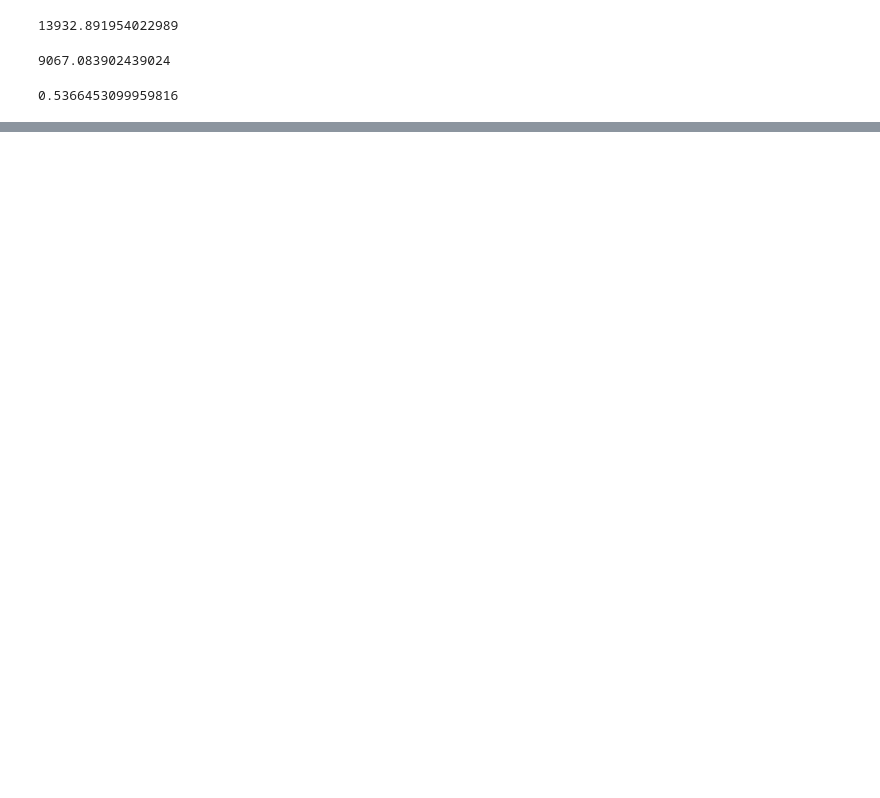
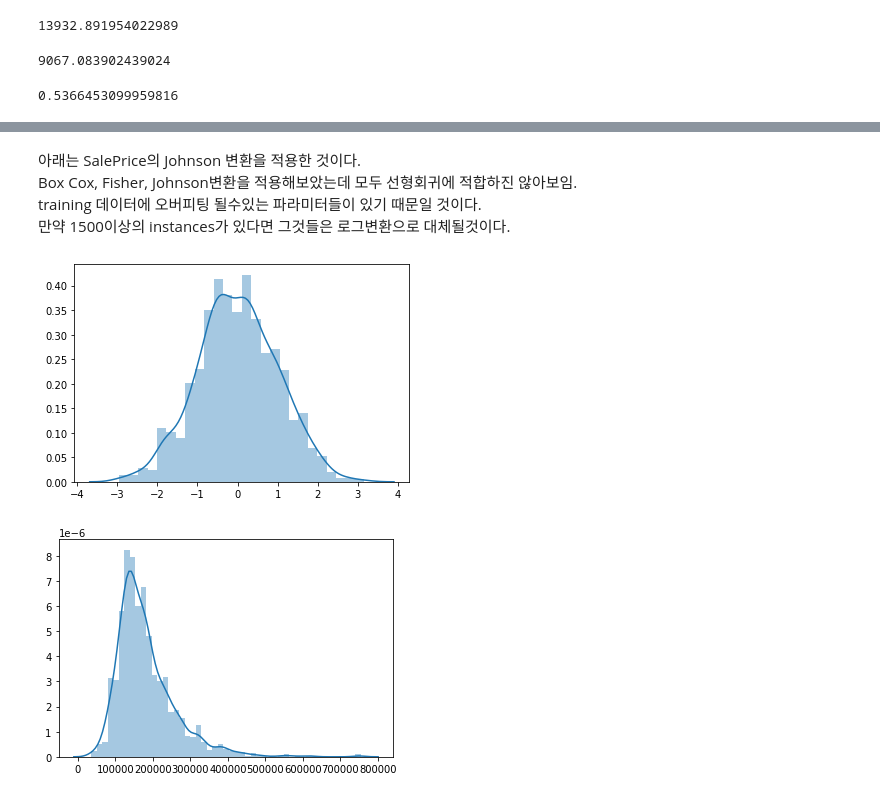
Before and after one commit to suhyun-cho/Dive-to-Kaggle, a Jupyter notebook: House-Prices/House Prices EDA.ipynb, the cells around one changed output, grey strips where cells are left out. Cells and saved outputs as stored; diff of their text form; code cells hidden in the pictures; blank space fills up the shorter version.

```diff
--- a/House-Prices/House Prices EDA.ipynb
+++ b/House-Prices/House Prices EDA.ipynb
@@ -822,0 +934,24 @@ standard['LotArea'].fillna(0.).mean()
+# %% [markdown]
+아래는 SalePrice의 Johnson 변환을 적용한 것이다.<br>
+Box Cox, Fisher, Johnson변환을 적용해보았는데 모두 선형회귀에 적합하진 않아보임.<br>
+training 데이터에 오버피팅 될수있는 파라미터들이 있기 때문일 것이다. <br>
+만약 1500이상의 instances가 있다면 그것들은 로그변환으로 대체될것이다.
+# %%
+y=train['SalePrice'].values
+def johnson(y):
+    gamma, eta, epsilon, lbda=stats.johnsonsu.fit(y)
+    yt=gamma+eta*np.arcsinh((y-epsilon)/lbda)
+    return yt, gamma, eta, epsilon, lbda
+
+def johnson_inverse(y, gamma, eta, epsilon, lbda):
+    return lbda*np.sinh((y-gamma)/eta)+epsilon
+
+yt, g, et, ep, l=johnson(y)
+yt2=johnson_inverse(yt,g,et,ep,l)
+plt.figure(1)
+sns.distplot(yt)
+plt.figure(2)
+sns.distplot(yt2);
+# %% [output]
+[figure, added]
+[figure, added]
```
Also changed, not shown: parts of 24 cells of this notebook.
